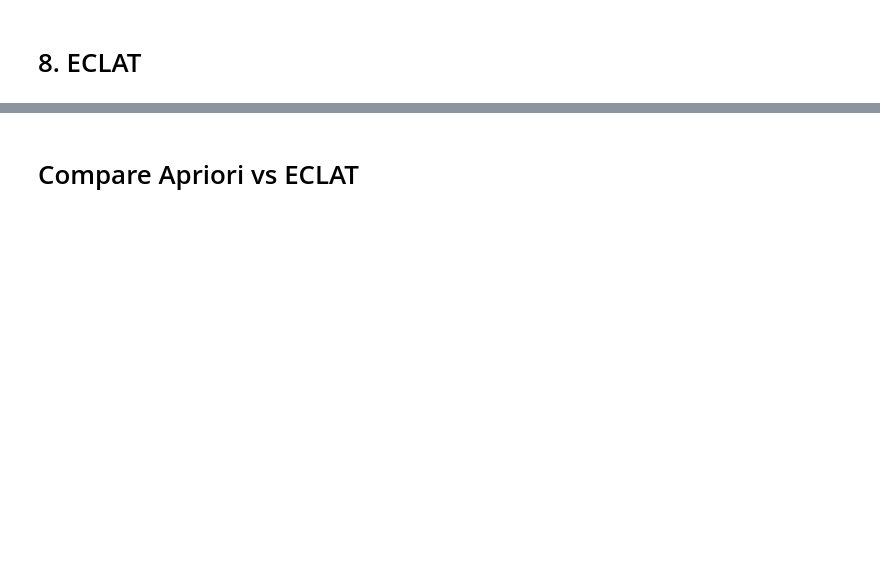
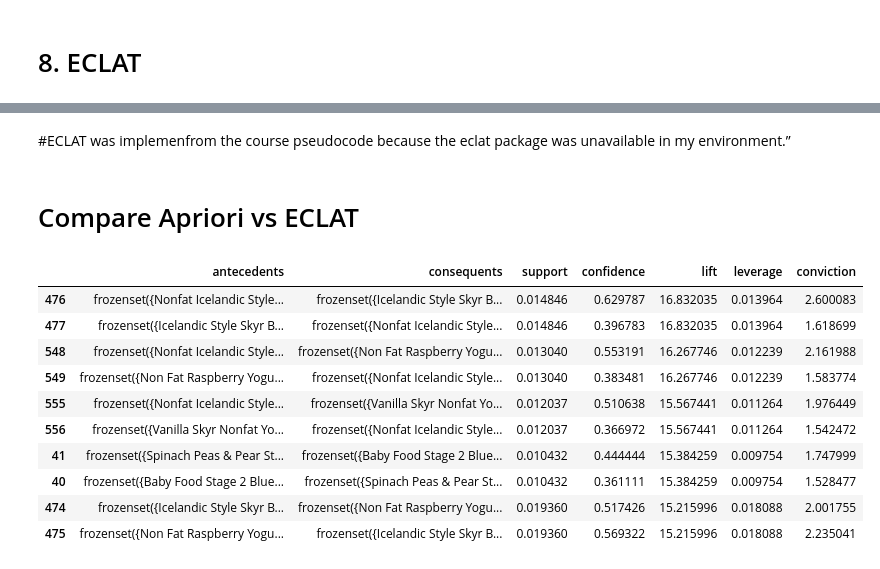
Before and after one commit to 2026089Hi/CA2-DV-ML, a Jupyter notebook: CA2 DV, ML.ipynb, the cells around one changed output, grey strips where cells are left out. Cells and saved outputs as stored; diff of their text form; code cells hidden in the pictures; blank space fills up the shorter version.

Commit message:
Comparing  Apriori vs ECLAT

```diff
--- a/CA2 DV, ML.ipynb
+++ b/CA2 DV, ML.ipynb
@@ -801,0 +809,4 @@ plt.show()
+# %%
+item_tidsets = {}
+for item in basket.columns:
+    item_tidsets[item] = set(basket.index[basket[item] > 0])
@@ -801,0 +827,21 @@ plt.show()
+# %%
+for i in range(len(frequent_items)):
+    item1, tids1 = frequent_items[i]
+    for j in range(i + 1, len(frequent_items)):
+        item2, tids2 = frequent_items[j]
+        intersection = tids1 & tids2
+        support = len(intersection) / n_orders
+        if support >= min_support:
+            frequent_itemsets_eclat.append({
+                'itemsets': frozenset([item1, item2]),
+                'support': support
+            })
+# %%
+frequent_itemsets_eclat = pd.DataFrame(frequent_itemsets_eclat)
+
+print("ECLAT frequent itemsets:", frequent_itemsets_eclat.shape)
+
+frequent_itemsets_eclat.sort_values(
+    "support",
+    ascending=False
+).head(10)
@@ -802,2 +861,34 @@ plt.show()
+# %% [markdown]
+#ECLAT was implemenfrom the course pseudocode because the eclat package was unavailable in my environment.”
 # %% [markdown]
 # Compare Apriori vs ECLAT
+# %%
+rules_eclat = association_rules(
+    frequent_itemsets_eclat,
+    metric="confidence",
+    min_threshold=0.3
+)
+
+rules_eclat = rules_eclat.sort_values(by=["lift", "confidence"], ascending=False)
+
+rules_eclat[[
+    "antecedents",
+    "consequents",
+    "support",
+    "confidence",
+    "lift",
+    "leverage",
+    "conviction"
+]].head(10)
+# %% [output]
+|  | antecedents | consequents | support | confidence | lift | leverage | conviction |
+| 476 | frozenset({Nonfat Icelandic Style... | frozenset({Icelandic Style Skyr B... | 0.014846 | 0.629787 | 16.832035 | 0.013964 | 2.600083 |
+| 477 | frozenset({Icelandic Style Skyr B... | frozenset({Nonfat Icelandic Style... | 0.014846 | 0.396783 | 16.832035 | 0.013964 | 1.618699 |
+| 548 | frozenset({Nonfat Icelandic Style... | frozenset({Non Fat Raspberry Yogu... | 0.013040 | 0.553191 | 16.267746 | 0.012239 | 2.161988 |
+| 549 | frozenset({Non Fat Raspberry Yogu... | frozenset({Nonfat Icelandic Style... | 0.013040 | 0.383481 | 16.267746 | 0.012239 | 1.583774 |
+| 555 | frozenset({Nonfat Icelandic Style... | frozenset({Vanilla Skyr Nonfat Yo... | 0.012037 | 0.510638 | 15.567441 | 0.011264 | 1.976449 |
+| 556 | frozenset({Vanilla Skyr Nonfat Yo... | frozenset({Nonfat Icelandic Style... | 0.012037 | 0.366972 | 15.567441 | 0.011264 | 1.542472 |
+| 41 | frozenset({Spinach Peas & Pear St... | frozenset({Baby Food Stage 2 Blue... | 0.010432 | 0.444444 | 15.384259 | 0.009754 | 1.747999 |
+| 40 | frozenset({Baby Food Stage 2 Blue... | frozenset({Spinach Peas & Pear St... | 0.010432 | 0.361111 | 15.384259 | 0.009754 | 1.528477 |
+| 474 | frozenset({Icelandic Style Skyr B... | frozenset({Non Fat Raspberry Yogu... | 0.019360 | 0.517426 | 15.215996 | 0.018088 | 2.001755 |
+| 475 | frozenset({Non Fat Raspberry Yogu... | frozenset({Icelandic Style Skyr B... | 0.019360 | 0.569322 | 15.215996 | 0.018088 | 2.235041 |
```
Also changed, not shown: parts of 13 cells of this notebook.
